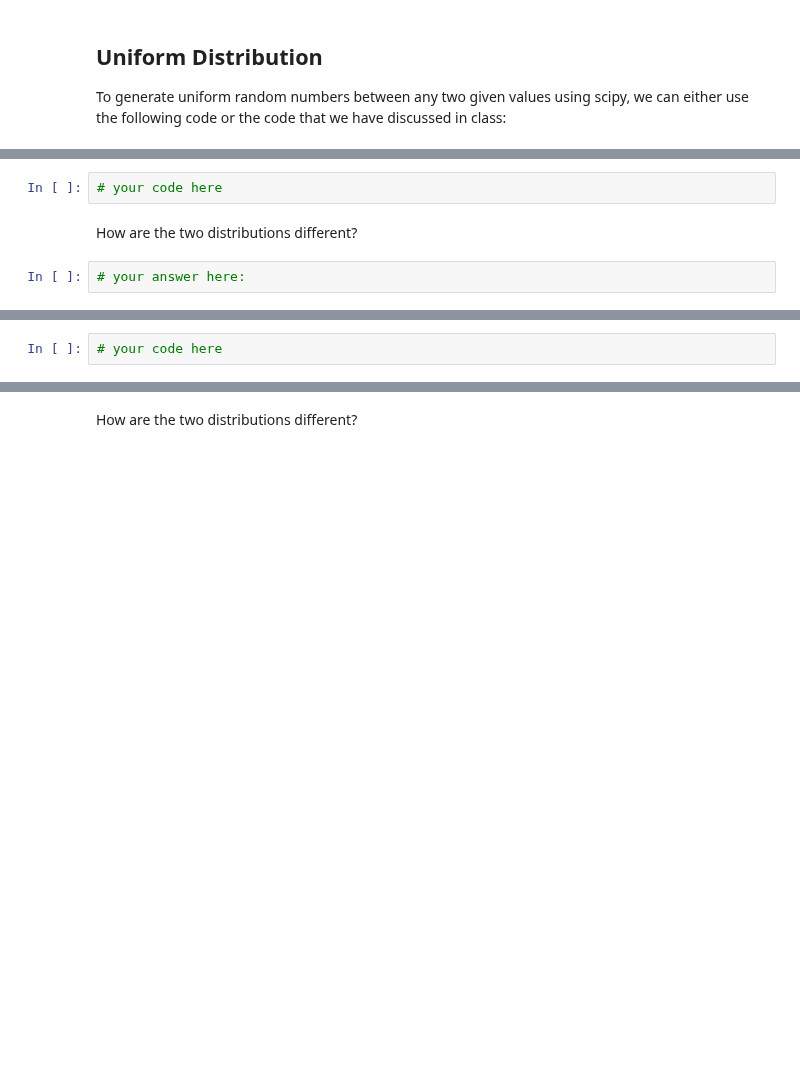
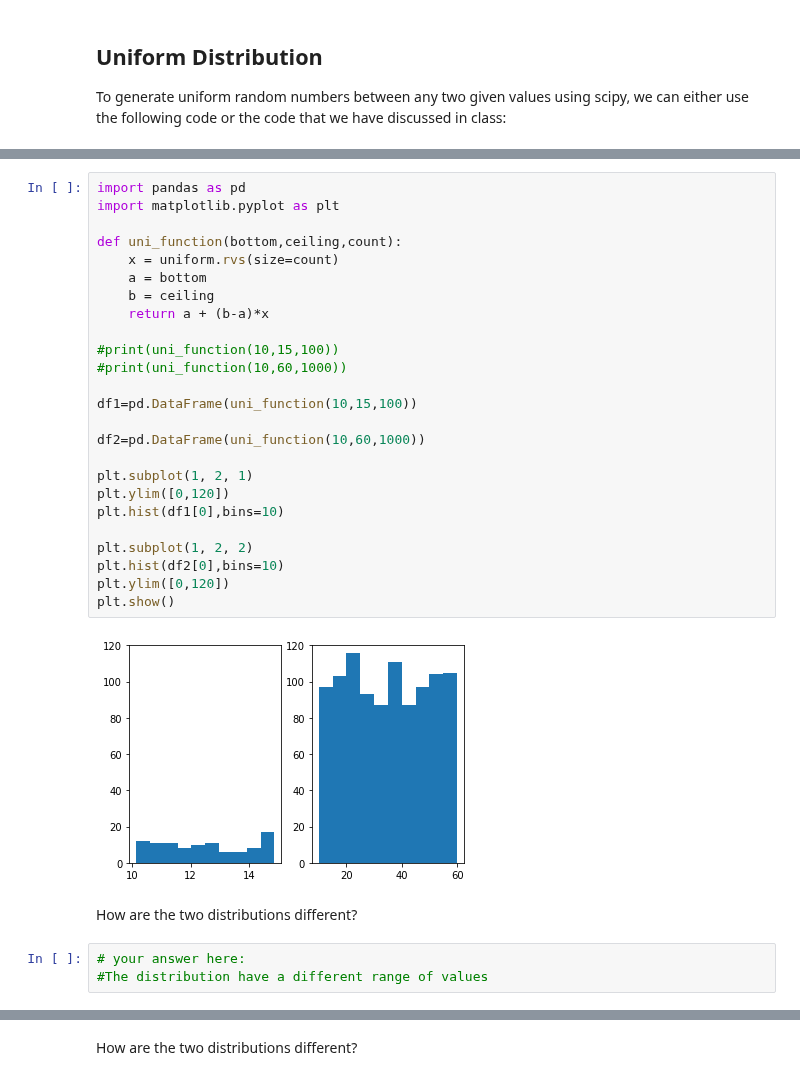
Before and after one commit to ta-data-lis/lab-probability-distributions, a Jupyter notebook: your-code/continuous.ipynb, the cells around one changed output, grey strips where cells are left out. Saved outputs shown, nothing was run; the diff lists cells and outputs as text; blank space fills up the shorter version.

Commit message:
[lab-probability-distributions] Joao Inverno]

```diff
--- a/your-code/continuous.ipynb
+++ b/your-code/continuous.ipynb
@@ -42,12 +45,38 @@ print(randoms)
 Your output should look like below:
 
 ![uniform distribution](ud.png)
-# %%
-# your code here
+# %%
+import pandas as pd
+import matplotlib.pyplot as plt
+
+def uni_function(bottom,ceiling,count):
+    x = uniform.rvs(size=count)
+    a = bottom
+    b = ceiling
+    return a + (b-a)*x
+
+#print(uni_function(10,15,100))
+#print(uni_function(10,60,1000))
+
+df1=pd.DataFrame(uni_function(10,15,100))
+
+df2=pd.DataFrame(uni_function(10,60,1000))
+
+plt.subplot(1, 2, 1)
+plt.ylim([0,120])
+plt.hist(df1[0],bins=10)
+
+plt.subplot(1, 2, 2)
+plt.hist(df2[0],bins=10)
+plt.ylim([0,120])
+plt.show()
+# %% [output]
+[figure, added]
 # %% [markdown]
 How are the two distributions different?
 # %%
 # your answer here:
+#The distribution have a different range of values
 # %% [markdown]
 ## Normal Distribution
 
@@ -59,5 +88,3 @@ How are the two distributions different?
 Expected output:
 
 ![normal distribution](nd.png)
-# %%
-# your code here
```
Also changed, not shown: parts of 18 cells of this notebook.
